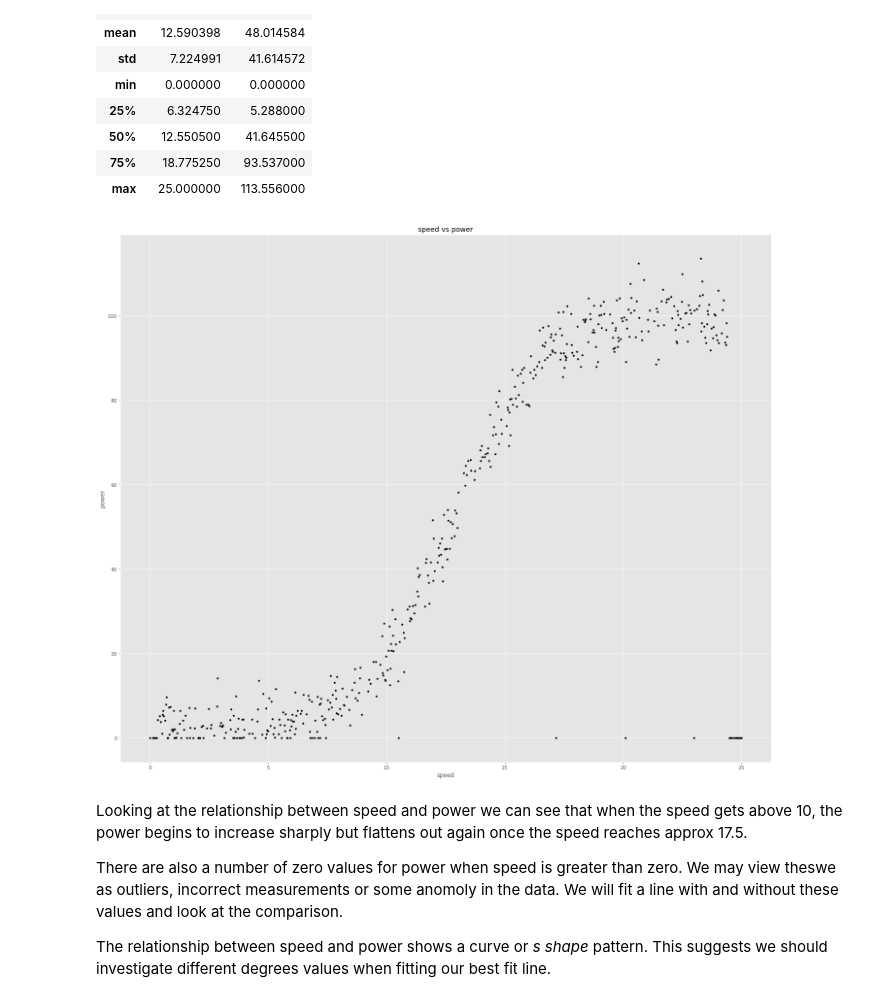
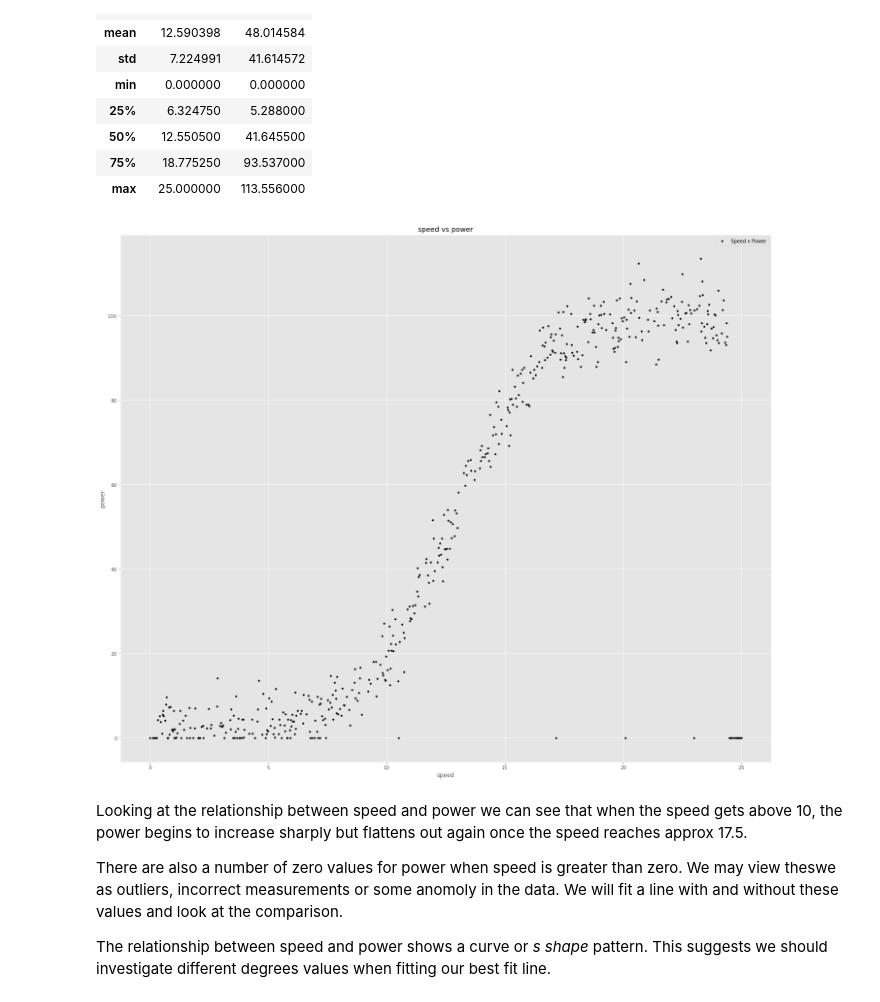
Before and after one commit to conor1982/FofDA_Project, a Jupyter notebook: FofDA_Project_2020.ipynb, the cells around one changed output. Cells and saved outputs as stored; diff of their text form; code cells hidden in the pictures.

```diff
--- a/FofDA_Project_2020.ipynb
+++ b/FofDA_Project_2020.ipynb
@@ -76,12 +73,13 @@ df.describe()
 | max | 25.000000 | 113.556000 |
 # %%
 #plotting the dataset
-plt.plot(df['speed'],df['power'],'.',color='black')
+plt.plot(df['speed'],df['power'],'.',color='black',label = 'Speed v Power')
 plt.title(f'{df.columns[0]} vs {df.columns[1]}')
 plt.xlabel(f'{df.columns[0]}')
-plt.ylabel(f'{df.columns[1]}');
+plt.ylabel(f'{df.columns[1]}')
+plt.legend();
 # %% [output]
-[figure, old version]
+[figure, new version]
 # %% [markdown]
 Looking at the relationship between speed and power we can see that when the speed gets above 10, the power begins to increase sharply but flattens out again once the speed reaches approx 17.5.
 
```
Also changed, not shown: parts of 62 cells of this notebook.
